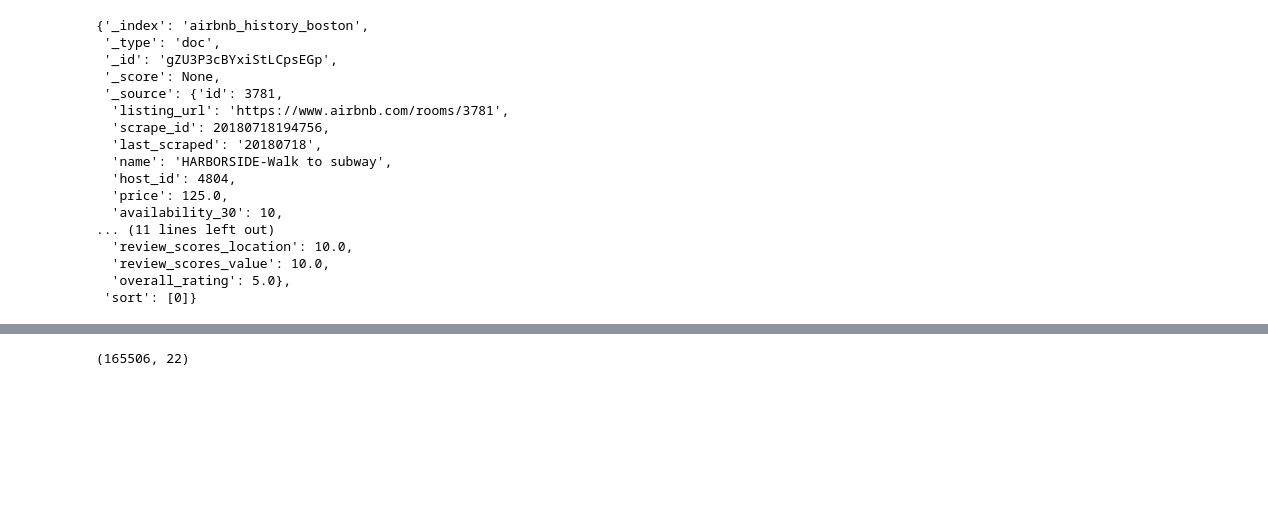
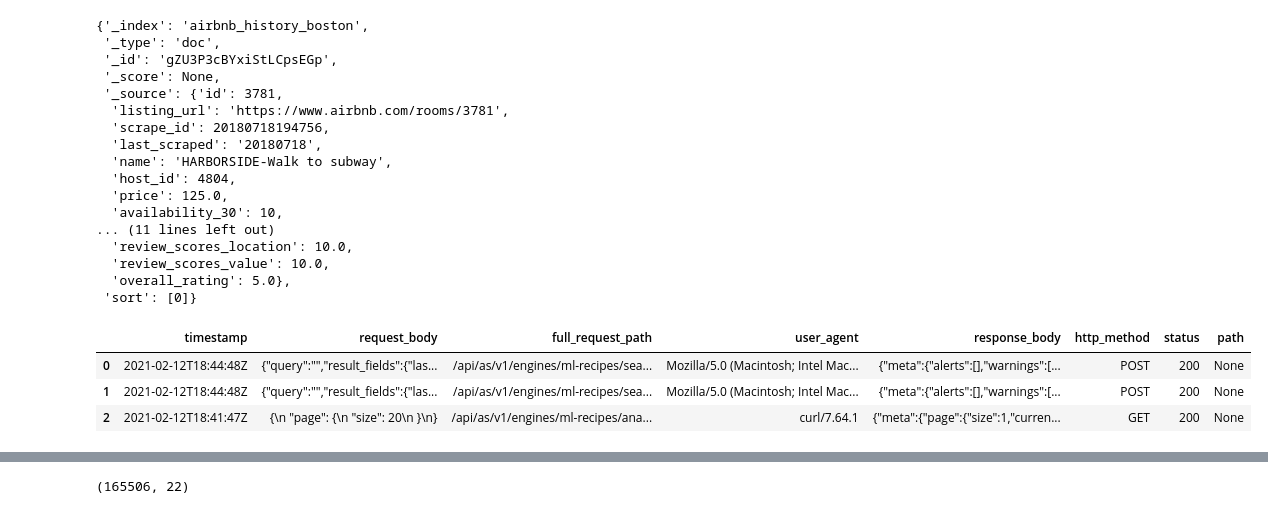
Before and after one commit to ML-Recipes/Fairness-Aware-Ranking, a Jupyter notebook: notebook/05. Analyzing Distribution over Time.ipynb, the cells around one changed output, grey strips where cells are left out. Drawn from its saved outputs; the diff is of its cells as text; code cells hidden in the pictures; blank space fills up the shorter version.

```diff
--- a/notebook/05. Analyzing Distribution over Time.ipynb
+++ b/notebook/05. Analyzing Distribution over Time.ipynb
@@ -179,0 +184,21 @@ df = pd.DataFrame(docs)
+# %%
+import json
+from pandas.io.json import json_normalize
+import pandas as pd
+
+with open("search_log.json") as f:
+    d = json.load(f)
+
+df = json_normalize(d['results'])
+
+#df2 = json_normalize(d['results'], record_path='response_body')
+#df2.head(3)
+
+
+df3 = json_normalize(d, record_path =['results'])
+df3.head(3)
+# %% [output]
+|  | timestamp | request_body | full_request_path | user_agent | response_body | http_method | status | path |
+| 0 | 2021-02-12T18:44:48Z | {"query":"","result_fields":{"las... | /api/as/v1/engines/ml-recipes/sea... | Mozilla/5.0 (Macintosh; Intel Mac... | {"meta":{"alerts":[],"warnings":[... | POST | 200 | None |
+| 1 | 2021-02-12T18:44:48Z | {"query":"","result_fields":{"las... | /api/as/v1/engines/ml-recipes/sea... | Mozilla/5.0 (Macintosh; Intel Mac... | {"meta":{"alerts":[],"warnings":[... | POST | 200 | None |
+| 2 | 2021-02-12T18:41:47Z | {\n "page": {\n "size": 20\n }\n} | /api/as/v1/engines/ml-recipes/ana... | curl/7.64.1 | {"meta":{"page":{"size":1,"curren... | GET | 200 | None |
```
Also changed, not shown: parts of 5 cells of this notebook, 2 other files.
